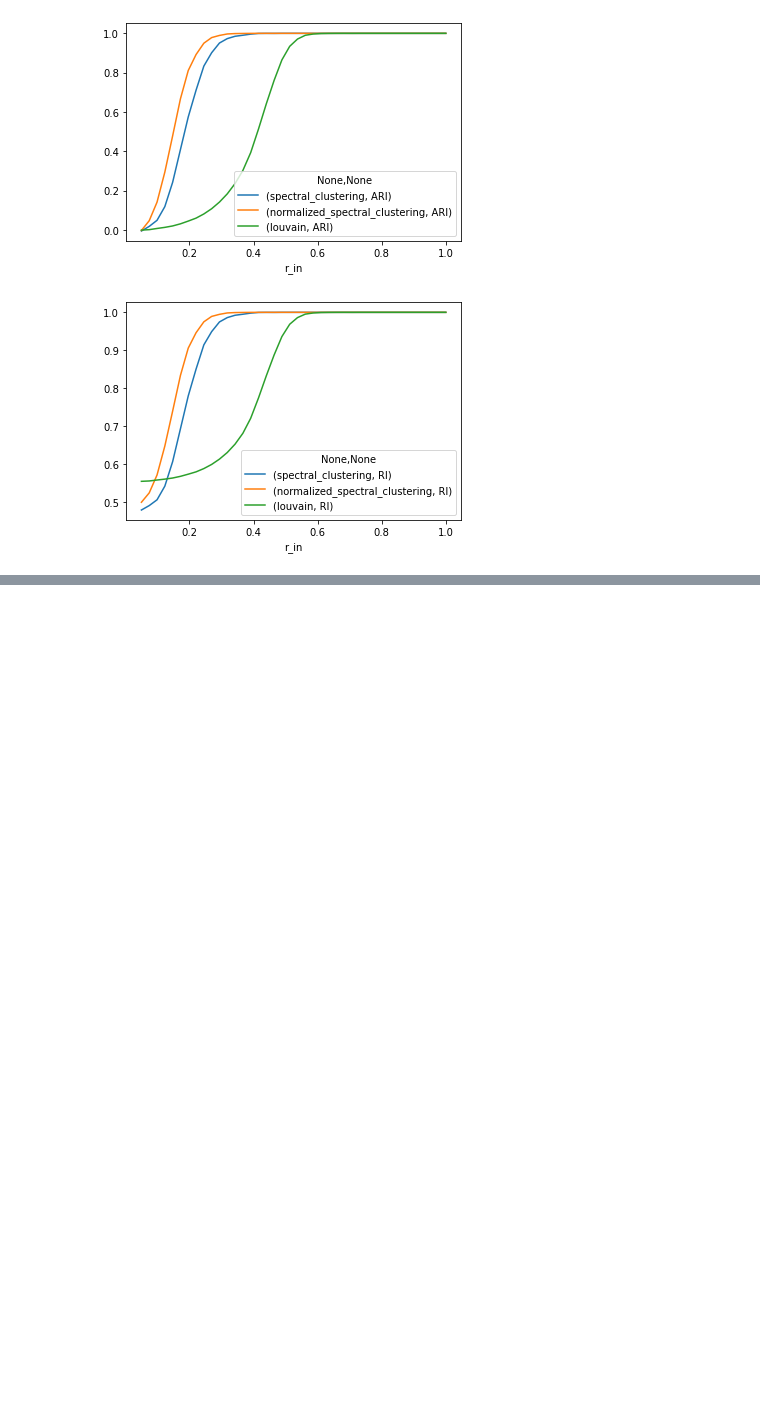
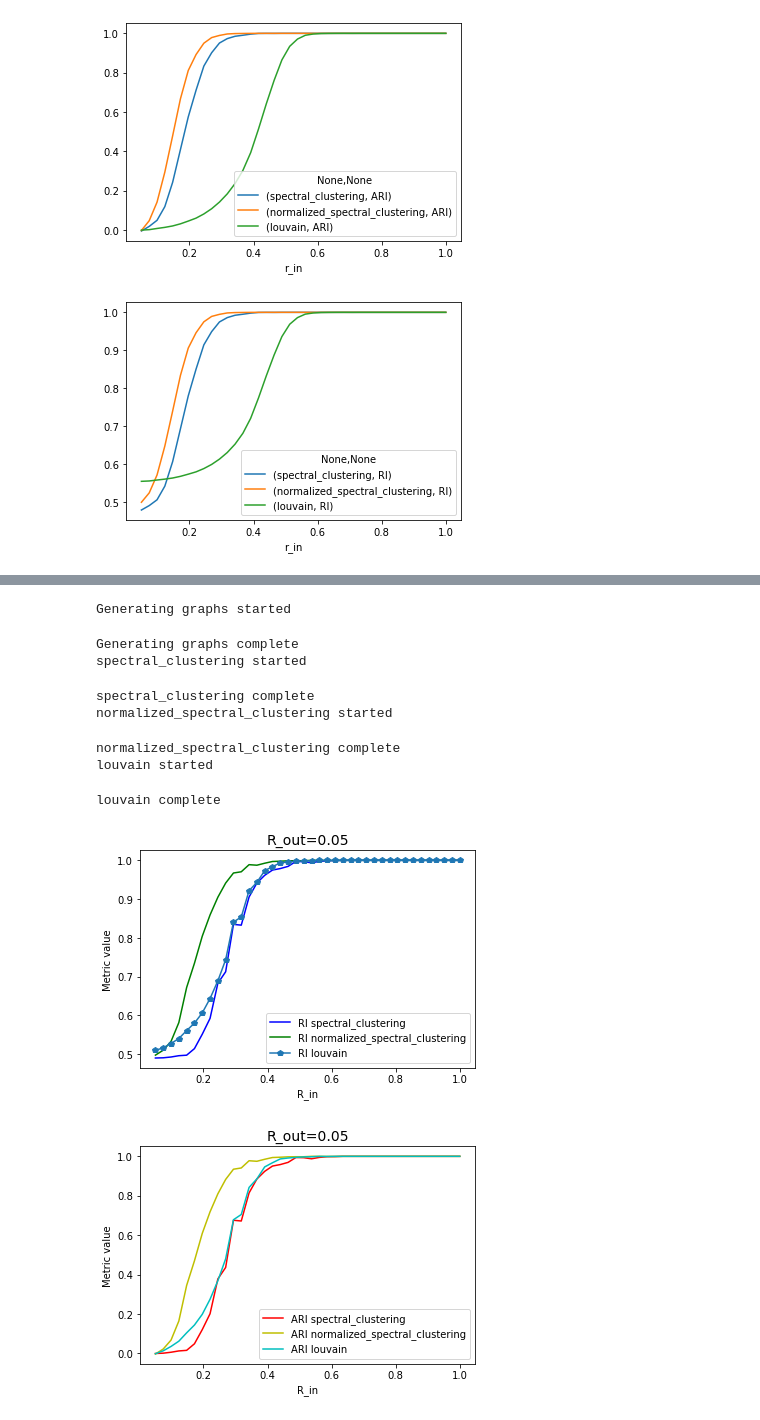
Before and after one commit to orrrrtem/Clustering_uncertainty, a Jupyter notebook: clustering_uncertainty.ipynb, the cells around one changed output, grey strips where cells are left out. Drawn from its saved outputs; the diff is of its cells as text; code cells hidden in the pictures; blank space fills up the shorter version.

Commit message:
Experiment with graph with 40 vertices

```diff
--- a/clustering_uncertainty.ipynb
+++ b/clustering_uncertainty.ipynb
@@ -542,0 +545,23 @@ df100[[x  for x in df100.columns if x[1] is 'RI']].plot()
+# %%
+rs = get_rs_by_relation(r_out = 0.05, relation = np.linspace( 1, 20, 40))
+# %%
+true_labels, result, estimated_graphs_bags= compute_clustering(
+    rs,
+    algos=[spectral_clustering, normalized_spectral_clustering, louvain ],
+    num_clusters = 2,
+    cluster_size=20,
+    sample_vol = 40,
+    num_repeats=200)
+
+metrics40 = validation(true_labels, result, estimated_graphs_bags)
+# %% [output]
+Generating graphs started
+Generating graphs complete
+spectral_clustering started
+spectral_clustering complete
+normalized_spectral_clustering started
+normalized_spectral_clustering complete
+louvain started
+louvain complete
+[figure, added]
+[figure, added]
```
Also changed, not shown: parts of 7 cells of this notebook.
